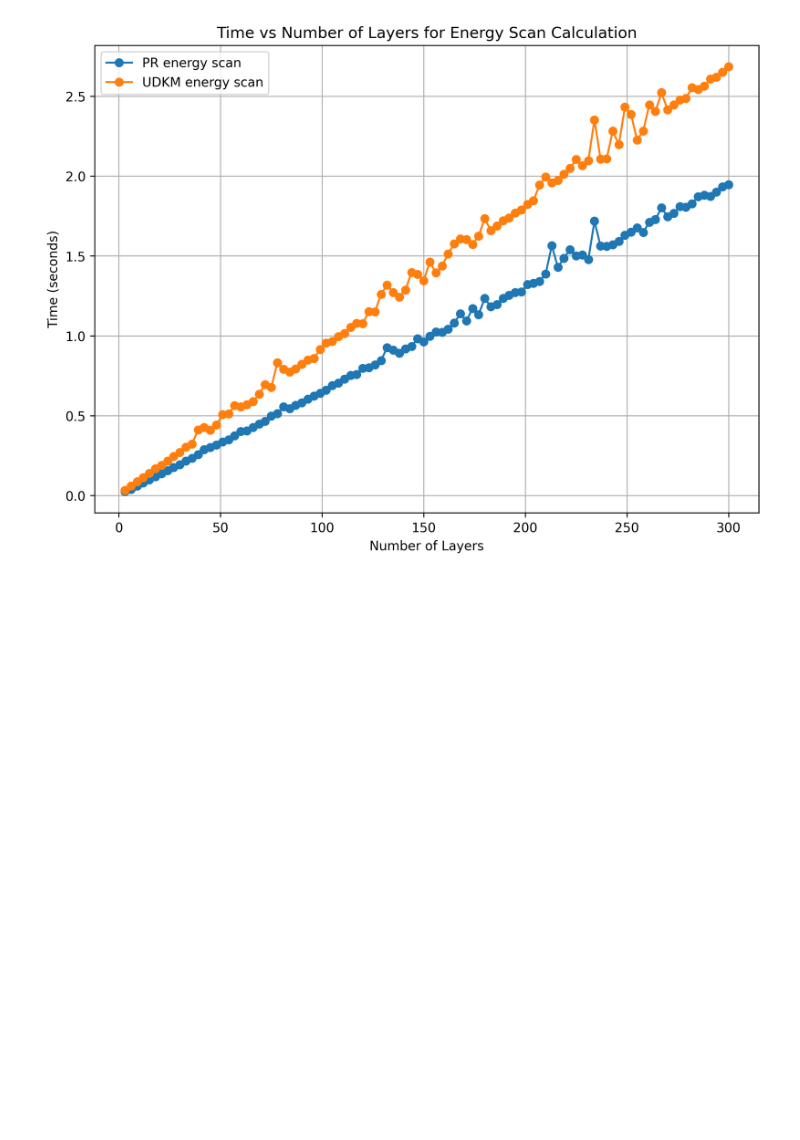
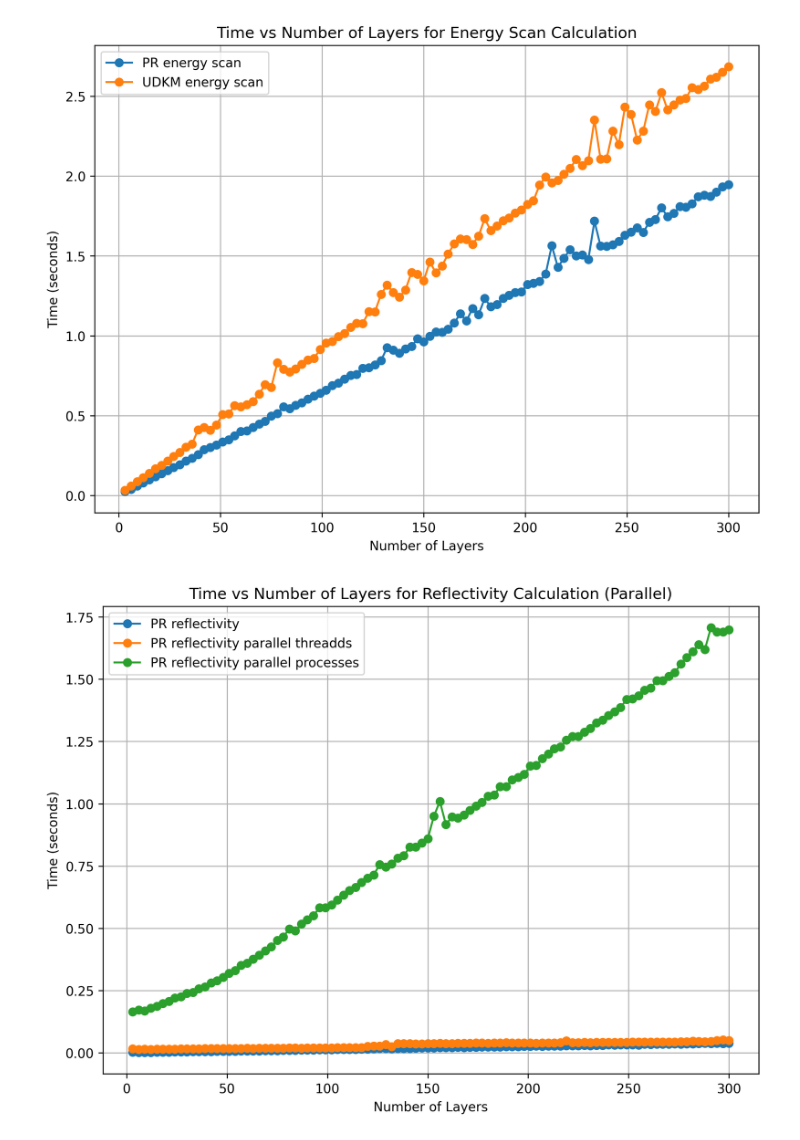
Before and after one commit to niaggar/rxr-mask, a Jupyter notebook: meassure_time.ipynb, the cells around one changed output. Saved outputs shown, nothing was run; the diff lists cells and outputs as text; code cells hidden in the pictures; blank space fills up the shorter version.

Commit message:
[edit] parallelization of PR code

```diff
--- a/meassure_time.ipynb
+++ b/meassure_time.ipynb
@@ -251,3 +251,41 @@ plt.tight_layout()
 plt.show()
 # %% [output]
 [figure]
+# %%
+E_eV = 836.0
+Theta = np.linspace(0.1, 89.1, num=300)
+qz = np.sin(Theta * np.pi / 180) * (E_eV * 0.001013546143)
+
+
+N_layers_max = 100
+times_results = {}
+n_layers_res = []
+for n_layers in range(1, N_layers_max + 1):
+    stack = build_test_stack(n_layers)
+    n_layers_res.append(stack.n_layers)
+
+    tests = [
+        ("PR reflectivity", pr_backend.reflectivity, stack, qz, E_eV),
+        ("PR reflectivity parallel threadds", pr_backend.reflectivity_parallel, stack, qz, E_eV, -1, True, 0),
+        ("PR reflectivity parallel processes", pr_backend.reflectivity_parallel, stack, qz, E_eV, -1, False, 0)
+    ]
+
+    for name, fn, *args in tests:
+        result = measure(name, fn, *args, runs=5)
+        if name not in times_results:
+            times_results[name] = []
+        times_results[name].append(result['media'])
+
+
+plt.figure(figsize=(8, 6), dpi=300)
+for name, times in times_results.items():
+    plt.plot(n_layers_res, times, label=name, marker='o', linestyle='-')
+plt.xlabel("Number of Layers")
+plt.ylabel("Time (seconds)")
+plt.title("Time vs Number of Layers for Reflectivity Calculation (Parallel)")
+plt.legend()
+plt.grid(True)
+plt.tight_layout()
+plt.show()
+# %% [output]
+[figure, added]
```
Also changed, not shown: parts of 2 cells of this notebook, 2 other files.
